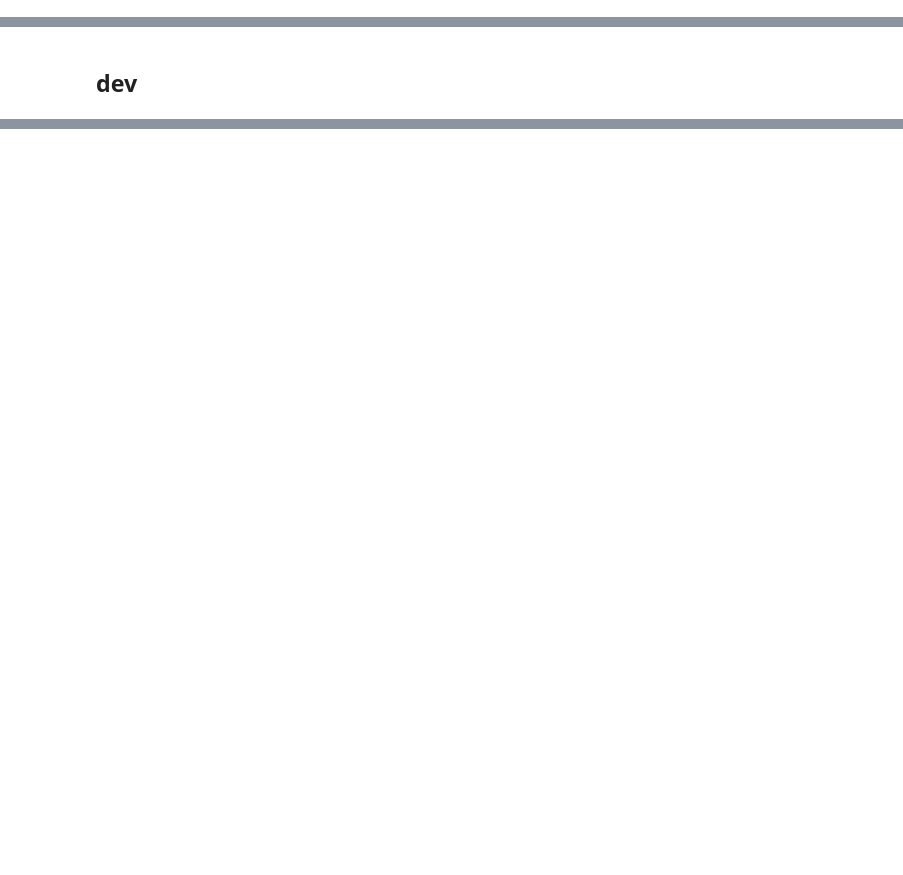
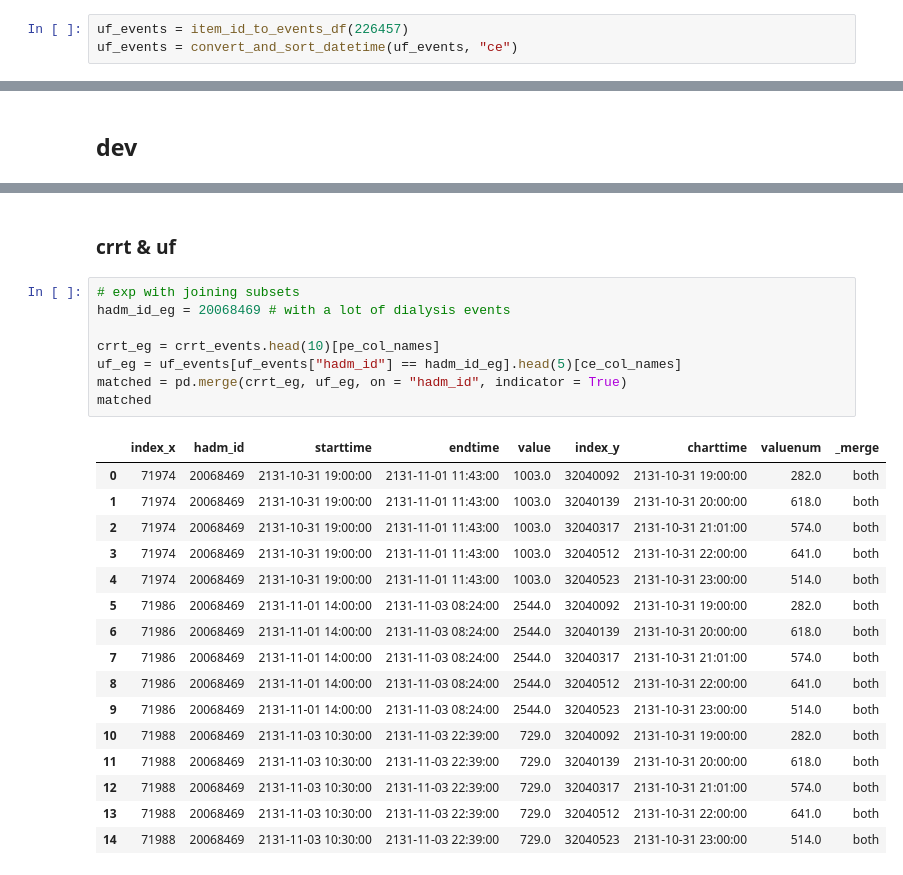
Before and after one commit to oldsandiaz/mimicclif, a Jupyter notebook: code/mimic-to-clif.ipynb, the cells around one changed output, grey strips where cells are left out. Drawn from its saved outputs; the diff is of its cells as text; blank space fills up the shorter version.

Commit message:
major updates in dialysis eda

```diff
--- a/code/mimic-to-clif.ipynb
+++ b/code/mimic-to-clif.ipynb
@@ -1333,0 +1385,3 @@ item_id_to_label(227523)
+# %%
+uf_events = item_id_to_events_df(226457)
+uf_events = convert_and_sort_datetime(uf_events, "ce")
@@ -1523,0 +1499,27 @@ searching for the linksto of item 227536
+# %% [markdown]
+### crrt & uf
+# %%
+# exp with joining subsets
+hadm_id_eg = 20068469 # with a lot of dialysis events
+
+crrt_eg = crrt_events.head(10)[pe_col_names]
+uf_eg = uf_events[uf_events["hadm_id"] == hadm_id_eg].head(5)[ce_col_names]
+matched = pd.merge(crrt_eg, uf_eg, on = "hadm_id", indicator = True)
+matched
+# %% [output]
+|  | index_x | hadm_id | starttime | endtime | value | index_y | charttime | valuenum | _merge |
+| 0 | 71974 | 20068469 | 2131-10-31 19:00:00 | 2131-11-01 11:43:00 | 1003.0 | 32040092 | 2131-10-31 19:00:00 | 282.0 | both |
+| 1 | 71974 | 20068469 | 2131-10-31 19:00:00 | 2131-11-01 11:43:00 | 1003.0 | 32040139 | 2131-10-31 20:00:00 | 618.0 | both |
+| 2 | 71974 | 20068469 | 2131-10-31 19:00:00 | 2131-11-01 11:43:00 | 1003.0 | 32040317 | 2131-10-31 21:01:00 | 574.0 | both |
+| 3 | 71974 | 20068469 | 2131-10-31 19:00:00 | 2131-11-01 11:43:00 | 1003.0 | 32040512 | 2131-10-31 22:00:00 | 641.0 | both |
+| 4 | 71974 | 20068469 | 2131-10-31 19:00:00 | 2131-11-01 11:43:00 | 1003.0 | 32040523 | 2131-10-31 23:00:00 | 514.0 | both |
+| 5 | 71986 | 20068469 | 2131-11-01 14:00:00 | 2131-11-03 08:24:00 | 2544.0 | 32040092 | 2131-10-31 19:00:00 | 282.0 | both |
+| 6 | 71986 | 20068469 | 2131-11-01 14:00:00 | 2131-11-03 08:24:00 | 2544.0 | 32040139 | 2131-10-31 20:00:00 | 618.0 | both |
+| 7 | 71986 | 20068469 | 2131-11-01 14:00:00 | 2131-11-03 08:24:00 | 2544.0 | 32040317 | 2131-10-31 21:01:00 | 574.0 | both |
+| 8 | 71986 | 20068469 | 2131-11-01 14:00:00 | 2131-11-03 08:24:00 | 2544.0 | 32040512 | 2131-10-31 22:00:00 | 641.0 | both |
+| 9 | 71986 | 20068469 | 2131-11-01 14:00:00 | 2131-11-03 08:24:00 | 2544.0 | 32040523 | 2131-10-31 23:00:00 | 514.0 | both |
+| 10 | 71988 | 20068469 | 2131-11-03 10:30:00 | 2131-11-03 22:39:00 | 729.0 | 32040092 | 2131-10-31 19:00:00 | 282.0 | both |
+| 11 | 71988 | 20068469 | 2131-11-03 10:30:00 | 2131-11-03 22:39:00 | 729.0 | 32040139 | 2131-10-31 20:00:00 | 618.0 | both |
+| 12 | 71988 | 20068469 | 2131-11-03 10:30:00 | 2131-11-03 22:39:00 | 729.0 | 32040317 | 2131-10-31 21:01:00 | 574.0 | both |
+| 13 | 71988 | 20068469 | 2131-11-03 10:30:00 | 2131-11-03 22:39:00 | 729.0 | 32040512 | 2131-10-31 22:00:00 | 641.0 | both |
+| 14 | 71988 | 20068469 | 2131-11-03 10:30:00 | 2131-11-03 22:39:00 | 729.0 | 32040523 | 2131-10-31 23:00:00 | 514.0 | both |
```
Also changed, not shown: parts of 38 cells of this notebook.
